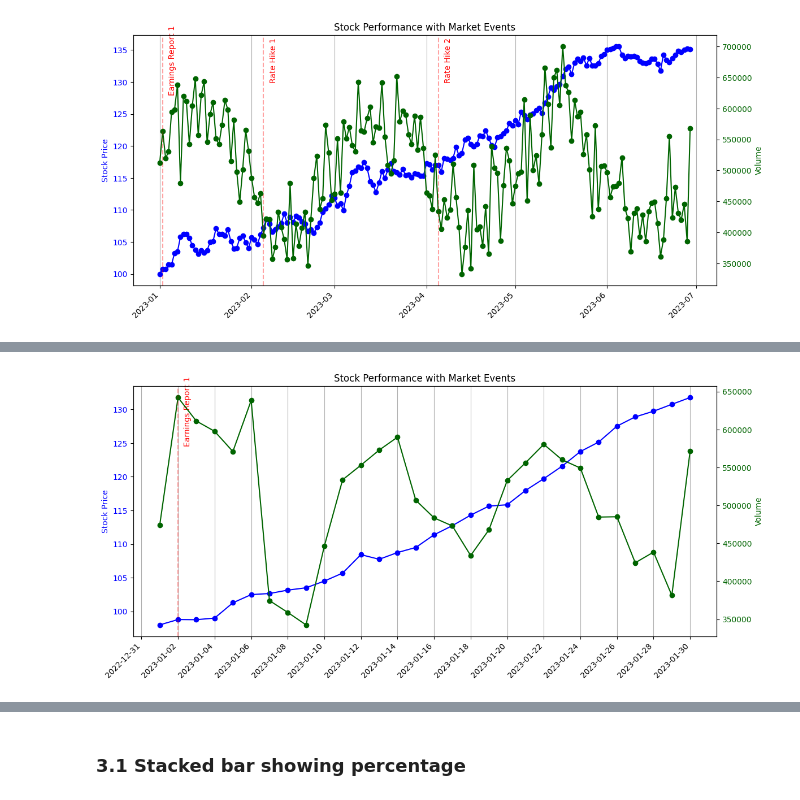
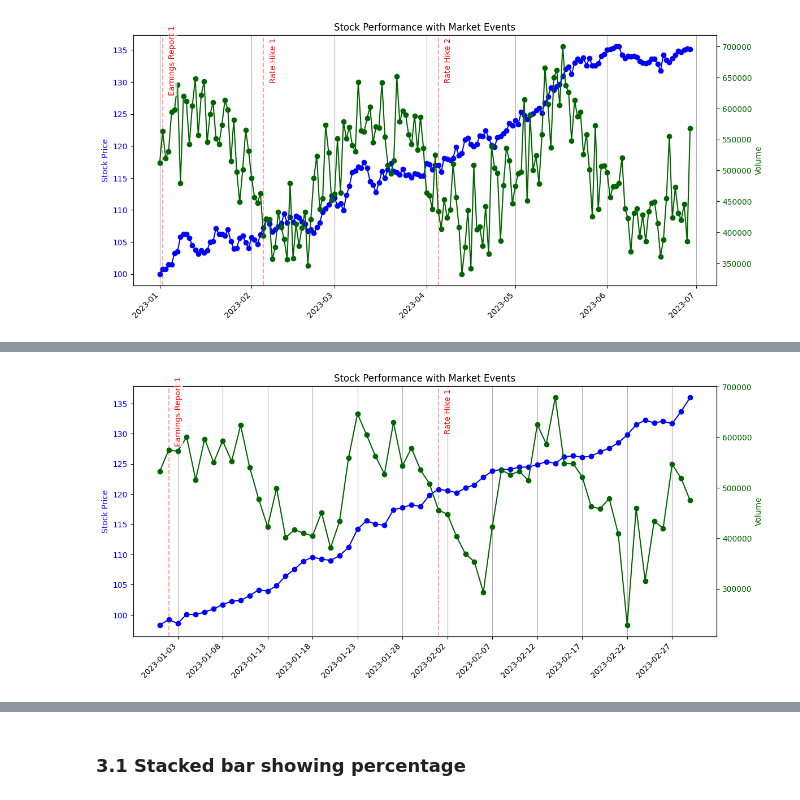
Before and after one commit to MenaWANG/mlarena, a Jupyter notebook: examples/3.utils_plot.ipynb, the cells around one changed output, grey strips where cells are left out. Cells and saved outputs as stored; diff of their text form; code cells hidden in the pictures.

```diff
--- a/examples/3.utils_plot.ipynb
+++ b/examples/3.utils_plot.ipynb
@@ -228,6 +250,6 @@ plt.show()
 # %%
 # Generate dates (daily data for 2 months)
-months = 1
+months = 2
 start_date = datetime(2023, 1, 1)
 dates = [start_date + timedelta(days=i) for i in range(30 * months)]
 
@@ -253,33 +275,33 @@ finance_data = pd.DataFrame({
 # Define market events
 market_events = {
     'Rate Hike': ['2023-02-01'],
     'Earnings Report': ['2023-01-02']
 }
 
 # Plot the data
 metrics = {
     'Stock Price': {'values': 'stock_price', 'color': 'blue'},
     'Volume': {'values': 'trading_volume', 'color': 'darkgreen'}
 }
 
 fig, axes = put.plot_metric_event_over_time(
     data=finance_data,
     x='date',
     metrics=metrics,
     event_dates=market_events,
     title="Stock Performance with Market Events",
     show_minmax=False,
     event_line_color="red",
     event_label_fontsize=10,
     event_label_color="red",
     event_line_alpha=0.2,
     event_label_x_offset=0.01,
     event_label_y_pos=0.9,
     event_label_background=True
 )
 
 plt.show()
 # %% [output]
-[figure, old version]
+[figure, new version]
 # %% [markdown]
 # 3. plot_stacked_bar_over_time()
```
Also changed, not shown: parts of 15 cells of this notebook, 2 other files.
